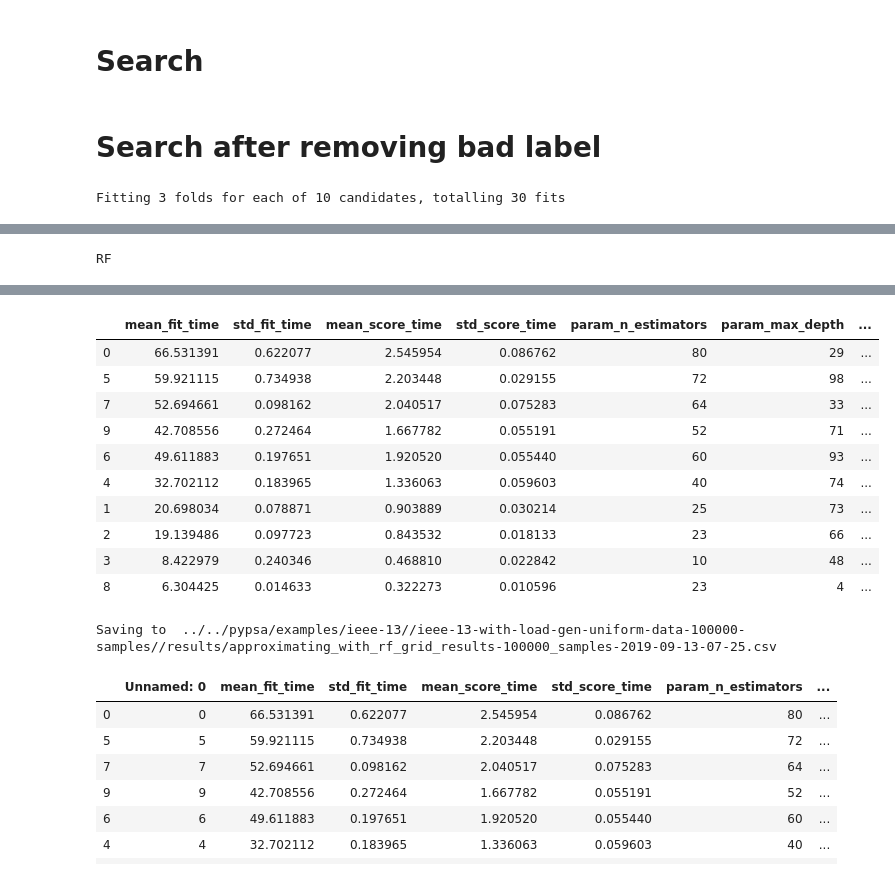
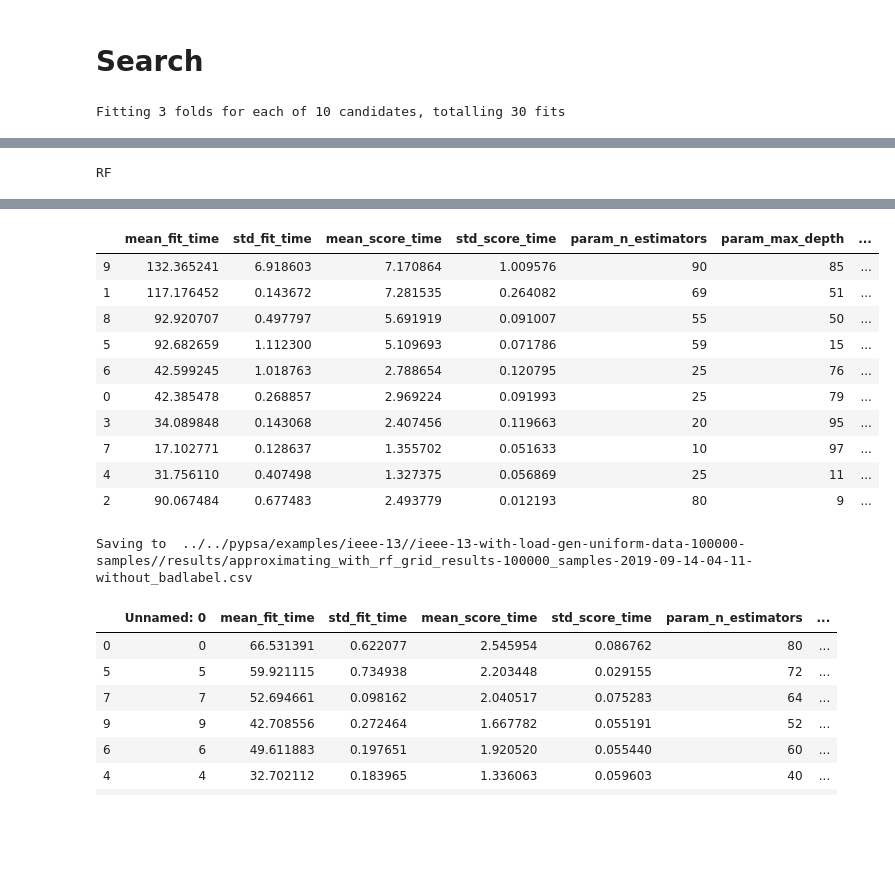
Before and after one commit to mbardwell/masters-simapprox, a Jupyter notebook: smart-sim/simhandler/ieee-13_approximating-with-RF.ipynb, the cells around one changed output, grey strips where cells are left out. Saved outputs shown, nothing was run; the diff lists cells and outputs as text; code cells hidden in the pictures; blank space fills up the shorter version.

```diff
--- a/smart-sim/simhandler/ieee-13_approximating-with-RF.ipynb
+++ b/smart-sim/simhandler/ieee-13_approximating-with-RF.ipynb
@@ -367,13 +400,17 @@ for i, n_samples in enumerate([100, 1000, 10000, 100000]):
                                          y_train,
                                          cv=5,
                                          n_jobs=-1,
-                                         scoring=make_scorer(r2_score)))
+                                         scoring={"r2": make_scorer(r2_score),
+                                                  "rmse": make_scorer(rmse),
+                                                  "mae": make_scorer(mae)}))
     time_rf = time.time()
     print("cross validation training time {:.5}".format(time_rf-time_start))
     print("cross validation training scores: ")
     rf_results = pd.DataFrame(rf_xval_scores[current_iteration])
     rf_results.columns = ["rf_"+col for col in rf_results.columns]
     display(rf_results)
+    print("\nmeans: {}\n".format(rf_results.mean()))
+    print("\nstds: {}\n".format(rf_results.std()))
 
     rf.fit(X_train, y_train)
     print("non-cross validation model scores for reference:")
@@ -391,7 +428,9 @@ for i, n_samples in enumerate([100, 1000, 10000, 100000]):
                                              y_train,
                                              cv=5,
                                              n_jobs=-1,
-                                             scoring=make_scorer(r2_score)))
+                                             scoring={"r2": make_scorer(r2_score),
+                                                      "rmse": make_scorer(rmse),
+                                                      "mae": make_scorer(mae)}))
 
     time_linear = time.time()
     print("cross validation training time {:.5}".format(time_linear-time_start))
@@ -399,6 +438,8 @@ for i, n_samples in enumerate([100, 1000, 10000, 100000]):
     linear_results = pd.DataFrame(linear_xval_scores[current_iteration])
     linear_results.columns = ["linear_"+col for col in linear_results.columns]
     display(linear_results)
+    print("means: ", linear_results.mean())
+    print("stds: ", linear_results.std())
 
     linear.fit(X_train, y_train)
     print("non-cross validation model scores for reference:")
@@ -547,0 +593,10 @@ KeyboardInterrupt:
+# %%
+# setup model parameters/hyperparameters
+
+'''
+dnn hyperparameters are chosen from sandbox testing. On average the model attempts to converge
+(with other parameters it sometimes gives up early).
+'''
+rf = RandomForestRegressor(n_estimators=100, max_depth=None)
+
+linear = LinearRegression()
@@ -581,5 +824,3 @@ display(imported_results.sort_values(by=["rank_test_r2"]))
-# %% [markdown]
-# Search after removing bad label
 # %%
 n_samples = 100000
 if n_samples < 100000:
@@ -594,7 +835,8 @@ rf = RandomForestRegressor()
 params = {"n_estimators": range(100),
           "max_depth": [None]+[i for i in range(1, 100)]}
 grid = RandomizedSearchCV(rf, params, cv=3, n_iter=10, n_jobs=-1, refit=False,
-                          scoring={"r2": make_scorer(r2_score), "rmse": make_scorer(rmse)}, iid=False, verbose=10)
+                          scoring={"r2": make_scorer(r2_score), "rmse": make_scorer(rmse), "mae": make_scorer(mae)},
+                          iid=False, verbose=10)
 
 grid.fit(X_train, y_train)
 
@@ -603,7 +845,7 @@ grid_results = pd.DataFrame(grid.cv_results_)
 display(grid_results.sort_values(by=["rank_test_r2"]))
 datetimestamp = datetime.datetime.now().strftime("%Y-%m-%d-%H-%M")
 filepath = (path_to_powerflow_data +
-            "/results/approximating_with_rf_grid_results-{}_samples-{}.csv".format(n_samples, datetimestamp))
+            "/results/approximating_with_rf_grid_results-{}_samples-{}-without_badlabel.csv".format(n_samples, datetimestamp))
 print("Saving to ", filepath)
 grid_results.to_csv(filepath)
 # %% [output]
@@ -619,14 +860,14 @@ RF
 |  | mean_fit_time | std_fit_time | mean_score_time | std_score_time | param_n_estimators | param_max_depth | ... |
-| 0 | 66.531391 | 0.622077 | 2.545954 | 0.086762 | 80 | 29 | ... |
-| 5 | 59.921115 | 0.734938 | 2.203448 | 0.029155 | 72 | 98 | ... |
-| 7 | 52.694661 | 0.098162 | 2.040517 | 0.075283 | 64 | 33 | ... |
-| 9 | 42.708556 | 0.272464 | 1.667782 | 0.055191 | 52 | 71 | ... |
-| 6 | 49.611883 | 0.197651 | 1.920520 | 0.055440 | 60 | 93 | ... |
-| 4 | 32.702112 | 0.183965 | 1.336063 | 0.059603 | 40 | 74 | ... |
-| 1 | 20.698034 | 0.078871 | 0.903889 | 0.030214 | 25 | 73 | ... |
-| 2 | 19.139486 | 0.097723 | 0.843532 | 0.018133 | 23 | 66 | ... |
-| 3 | 8.422979 | 0.240346 | 0.468810 | 0.022842 | 10 | 48 | ... |
-| 8 | 6.304425 | 0.014633 | 0.322273 | 0.010596 | 23 | 4 | ... |
+| 9 | 132.365241 | 6.918603 | 7.170864 | 1.009576 | 90 | 85 | ... |
+| 1 | 117.176452 | 0.143672 | 7.281535 | 0.264082 | 69 | 51 | ... |
+| 8 | 92.920707 | 0.497797 | 5.691919 | 0.091007 | 55 | 50 | ... |
+| 5 | 92.682659 | 1.112300 | 5.109693 | 0.071786 | 59 | 15 | ... |
+| 6 | 42.599245 | 1.018763 | 2.788654 | 0.120795 | 25 | 76 | ... |
+| 0 | 42.385478 | 0.268857 | 2.969224 | 0.091993 | 25 | 79 | ... |
+| 3 | 34.089848 | 0.143068 | 2.407456 | 0.119663 | 20 | 95 | ... |
+| 7 | 17.102771 | 0.128637 | 1.355702 | 0.051633 | 10 | 97 | ... |
+| 4 | 31.756110 | 0.407498 | 1.327375 | 0.056869 | 25 | 11 | ... |
+| 2 | 90.067484 | 0.677483 | 2.493779 | 0.012193 | 80 | 9 | ... |
-Saving to  ../../pypsa/examples/ieee-13//ieee-13-with-load-gen-uniform-data-100000-samples//results/approximating_with_rf_grid_results-100000_samples-2019-09-13-07-25.csv
+Saving to  ../../pypsa/examples/ieee-13//ieee-13-with-load-gen-uniform-data-100000-samples//results/approximating_with_rf_grid_results-100000_samples-2019-09-14-04-11-without_badlabel.csv
 # %%
 # for reading values if you closed the notebook
```
Also changed, not shown: parts of 12 cells of this notebook, 22 other files.
